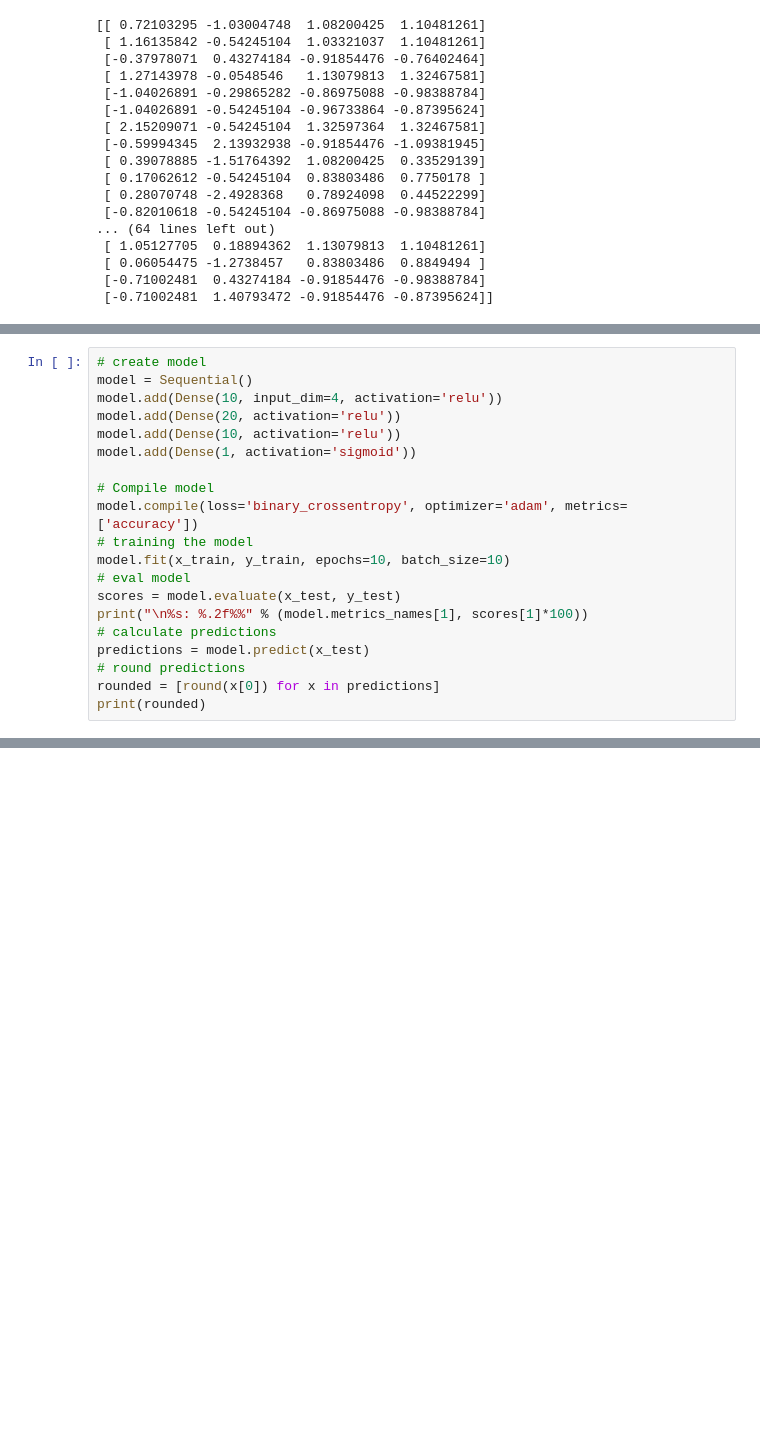
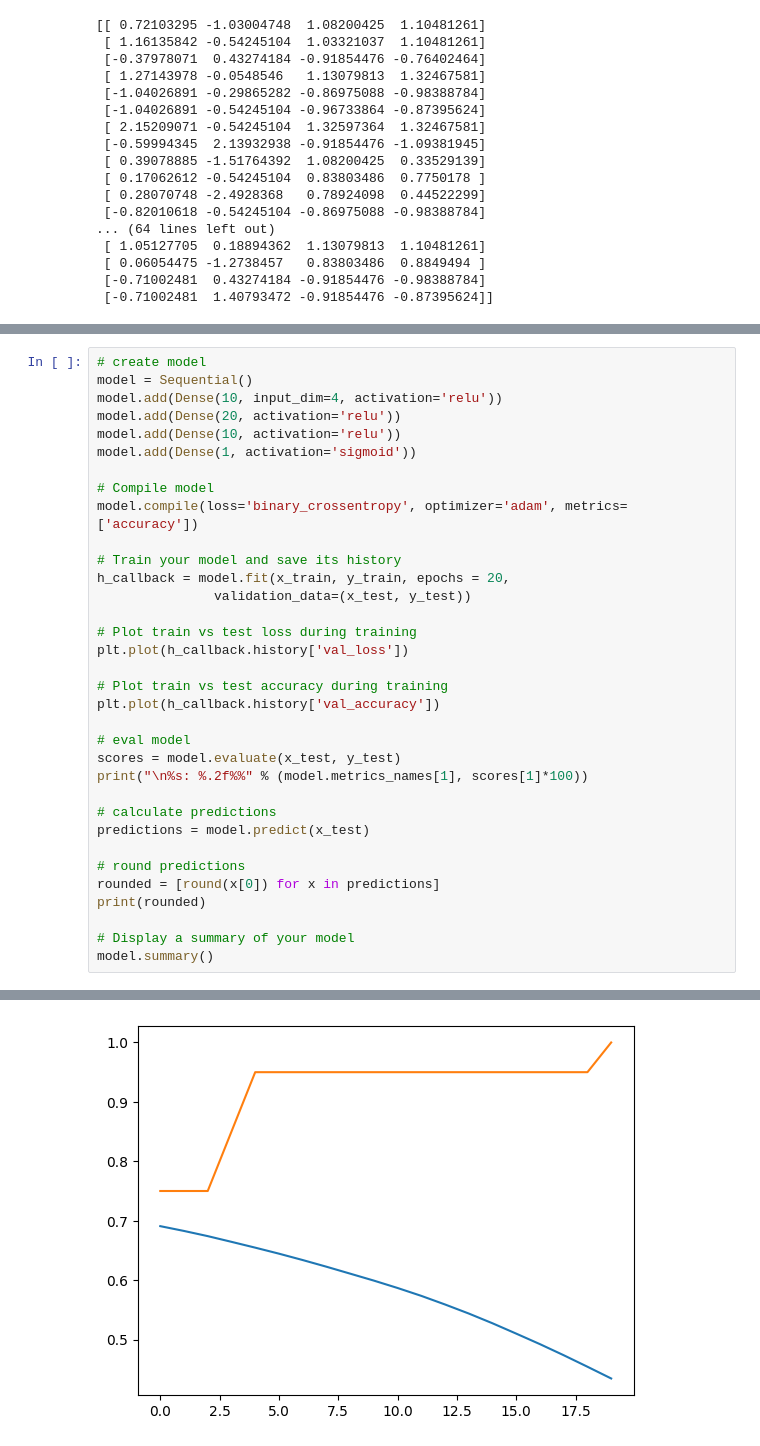
Before and after one commit to adam061606/DEEP-LEARNING, a Jupyter notebook: lab2.ipynb, the cells around one changed output, grey strips where cells are left out. Cells and saved outputs as stored; diff of their text form; blank space fills up the shorter version.

```diff
--- a/lab2.ipynb
+++ b/lab2.ipynb
@@ -202,14 +258,28 @@ model.add(Dense(1, activation='sigmoid'))
 
 # Compile model
 model.compile(loss='binary_crossentropy', optimizer='adam', metrics=['accuracy'])
-# training the model
-model.fit(x_train, y_train, epochs=10, batch_size=10)
+
+# Train your model and save its history
+h_callback = model.fit(x_train, y_train, epochs = 20,
+               validation_data=(x_test, y_test))
+
+# Plot train vs test loss during training
+plt.plot(h_callback.history['val_loss'])
+
+# Plot train vs test accuracy during training
+plt.plot(h_callback.history['val_accuracy'])
+
 # eval model
 scores = model.evaluate(x_test, y_test)
 print("\n%s: %.2f%%" % (model.metrics_names[1], scores[1]*100))
+
 # calculate predictions
 predictions = model.predict(x_test)
+
 # round predictions
 rounded = [round(x[0]) for x in predictions]
 print(rounded)
+
+# Display a summary of your model
+model.summary()
 # %% [output]
@@ -232,0 +303 @@ accuracy: 95.00%
+[figure, added]
```
Also changed, not shown: parts of 8 cells of this notebook, 2 other files.
